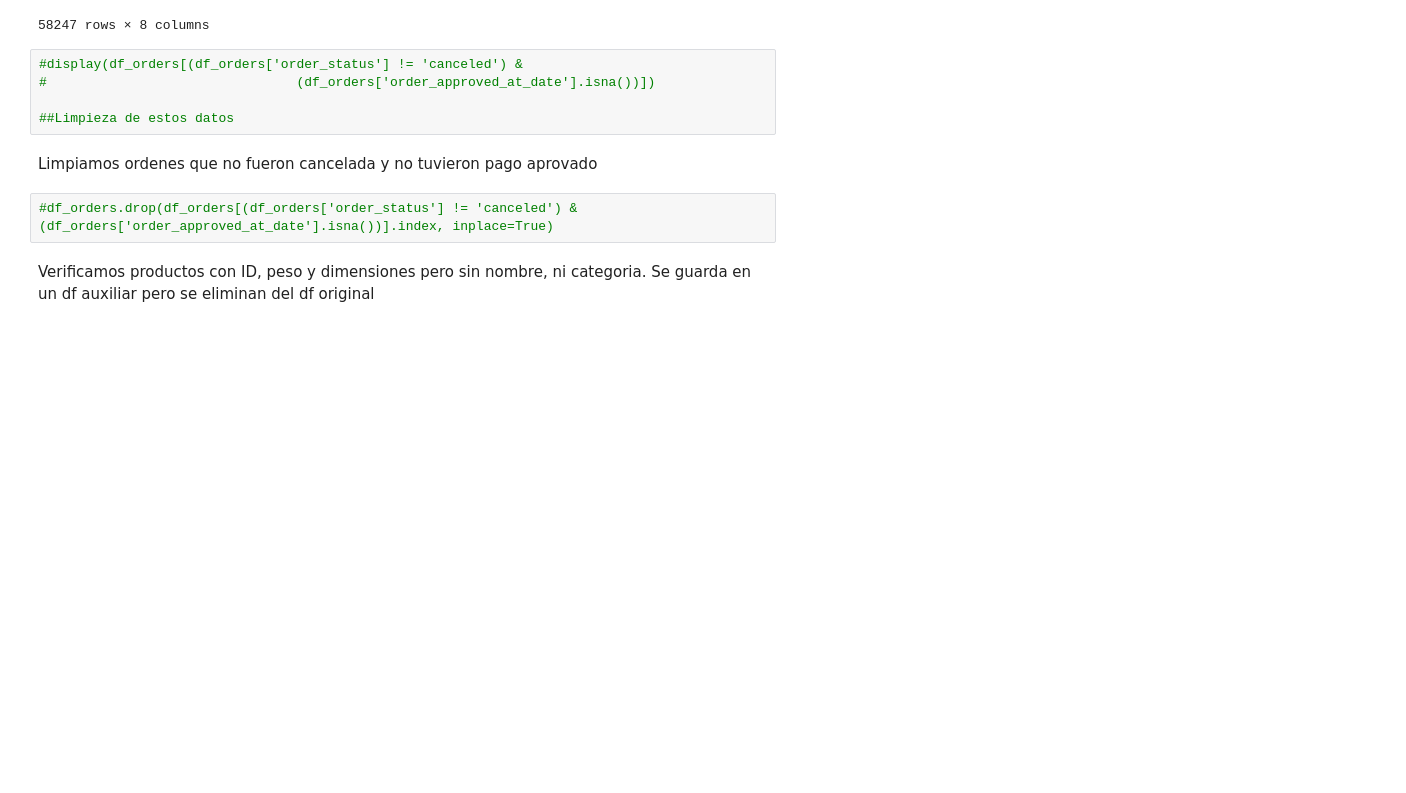
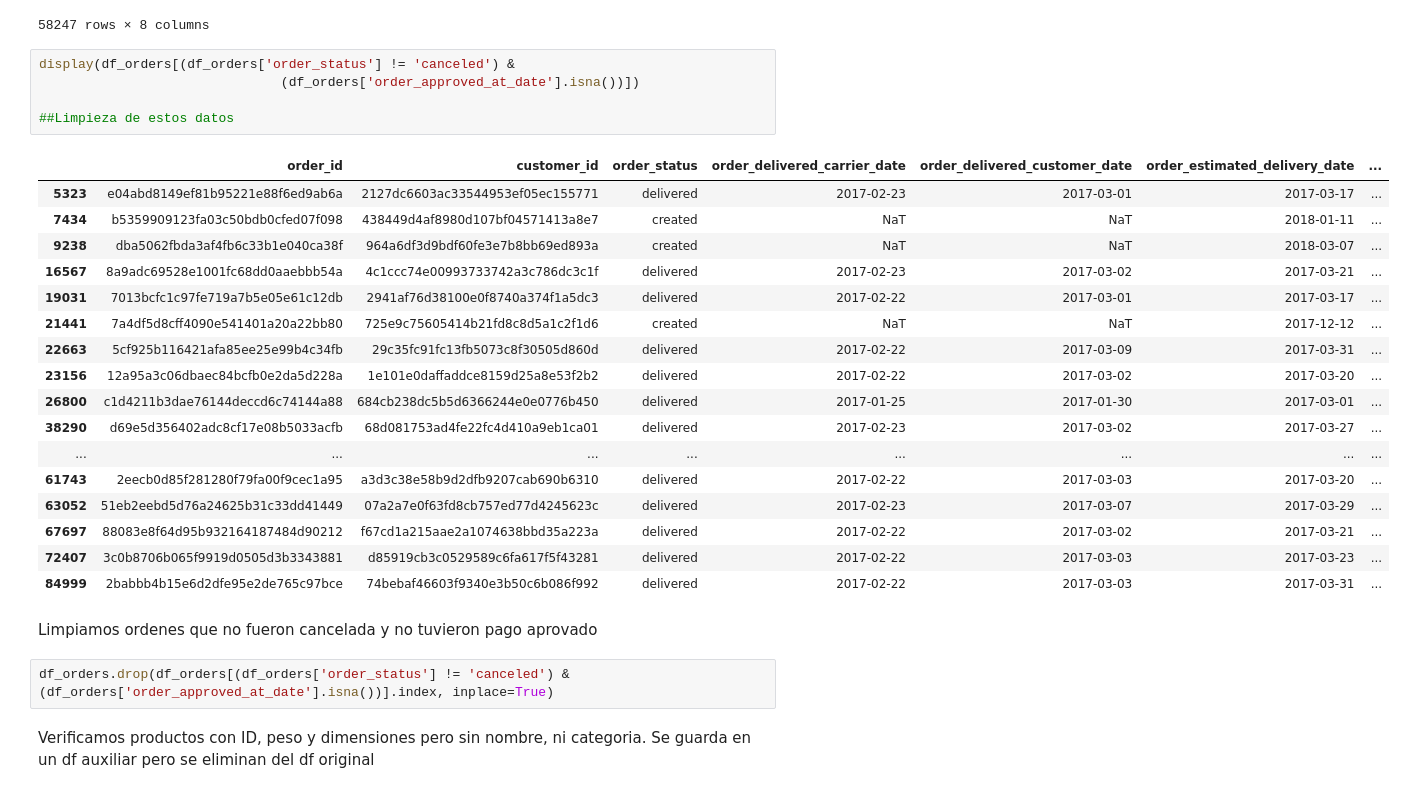
Before and after one commit to cgimenez92/trabajo_practico_PP4, a Jupyter notebook: TP_PP4.ipynb, the cells around one changed output. Saved outputs shown, nothing was run; the diff lists cells and outputs as text; blank space fills up the shorter version.

```diff
--- a/TP_PP4.ipynb
+++ b/TP_PP4.ipynb
@@ -273,14 +271,32 @@ display(df_order_reviews[df_order_reviews['review_comment_message'].isna()])
 | 99222 | 1adeb9d84d72fe4e337617733eb85149 | 7725825d039fc1f0ceb7635e3f7d9206 | 4 | NaN | NaN | 2018-07-01 | ... |
 58247 rows × 8 columns
 # %%
-#display(df_orders[(df_orders['order_status'] != 'canceled') &
-#                                (df_orders['order_approved_at_date'].isna())])
+display(df_orders[(df_orders['order_status'] != 'canceled') &
+                               (df_orders['order_approved_at_date'].isna())])
 
 ##Limpieza de estos datos
+# %% [output]
+|  | order_id | customer_id | order_status | order_delivered_carrier_date | order_delivered_customer_date | order_estimated_delivery_date | ... |
+| 5323 | e04abd8149ef81b95221e88f6ed9ab6a | 2127dc6603ac33544953ef05ec155771 | delivered | 2017-02-23 | 2017-03-01 | 2017-03-17 | ... |
+| 7434 | b5359909123fa03c50bdb0cfed07f098 | 438449d4af8980d107bf04571413a8e7 | created | NaT | NaT | 2018-01-11 | ... |
+| 9238 | dba5062fbda3af4fb6c33b1e040ca38f | 964a6df3d9bdf60fe3e7b8bb69ed893a | created | NaT | NaT | 2018-03-07 | ... |
+| 16567 | 8a9adc69528e1001fc68dd0aaebbb54a | 4c1ccc74e00993733742a3c786dc3c1f | delivered | 2017-02-23 | 2017-03-02 | 2017-03-21 | ... |
+| 19031 | 7013bcfc1c97fe719a7b5e05e61c12db | 2941af76d38100e0f8740a374f1a5dc3 | delivered | 2017-02-22 | 2017-03-01 | 2017-03-17 | ... |
+| 21441 | 7a4df5d8cff4090e541401a20a22bb80 | 725e9c75605414b21fd8c8d5a1c2f1d6 | created | NaT | NaT | 2017-12-12 | ... |
+| 22663 | 5cf925b116421afa85ee25e99b4c34fb | 29c35fc91fc13fb5073c8f30505d860d | delivered | 2017-02-22 | 2017-03-09 | 2017-03-31 | ... |
+| 23156 | 12a95a3c06dbaec84bcfb0e2da5d228a | 1e101e0daffaddce8159d25a8e53f2b2 | delivered | 2017-02-22 | 2017-03-02 | 2017-03-20 | ... |
+| 26800 | c1d4211b3dae76144deccd6c74144a88 | 684cb238dc5b5d6366244e0e0776b450 | delivered | 2017-01-25 | 2017-01-30 | 2017-03-01 | ... |
+| 38290 | d69e5d356402adc8cf17e08b5033acfb | 68d081753ad4fe22fc4d410a9eb1ca01 | delivered | 2017-02-23 | 2017-03-02 | 2017-03-27 | ... |
+| ... | ... | ... | ... | ... | ... | ... | ... |
+| 61743 | 2eecb0d85f281280f79fa00f9cec1a95 | a3d3c38e58b9d2dfb9207cab690b6310 | delivered | 2017-02-22 | 2017-03-03 | 2017-03-20 | ... |
+| 63052 | 51eb2eebd5d76a24625b31c33dd41449 | 07a2a7e0f63fd8cb757ed77d4245623c | delivered | 2017-02-23 | 2017-03-07 | 2017-03-29 | ... |
+| 67697 | 88083e8f64d95b932164187484d90212 | f67cd1a215aae2a1074638bbd35a223a | delivered | 2017-02-22 | 2017-03-02 | 2017-03-21 | ... |
+| 72407 | 3c0b8706b065f9919d0505d3b3343881 | d85919cb3c0529589c6fa617f5f43281 | delivered | 2017-02-22 | 2017-03-03 | 2017-03-23 | ... |
+| 84999 | 2babbb4b15e6d2dfe95e2de765c97bce | 74bebaf46603f9340e3b50c6b086f992 | delivered | 2017-02-22 | 2017-03-03 | 2017-03-31 | ... |
 # %% [markdown]
 Limpiamos ordenes que no fueron cancelada y no tuvieron pago aprovado
 # %%
-#df_orders.drop(df_orders[(df_orders['order_status'] != 'canceled') & (df_orders['order_approved_at_date'].isna())].index, inplace=True)
+df_orders.drop(df_orders[(df_orders['order_status'] != 'canceled') & (df_orders['order_approved_at_date'].isna())].index, inplace=True)
 # %% [markdown]
 Verificamos productos con ID, peso y dimensiones pero sin nombre, ni categoria. Se guarda en un df auxiliar pero se eliminan del df original
 # %%
```
Also changed, not shown: parts of 31 cells of this notebook.
